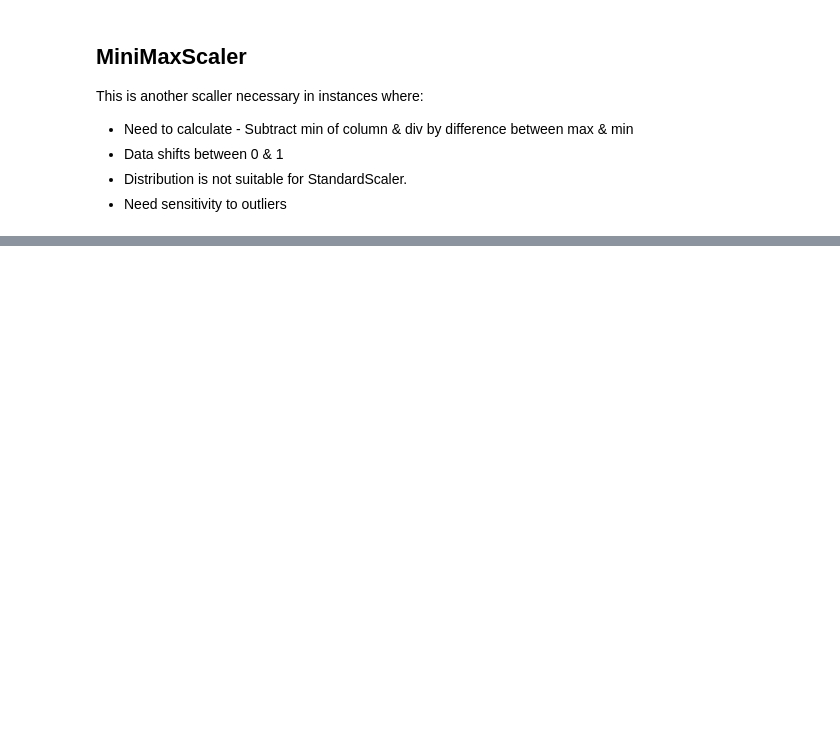
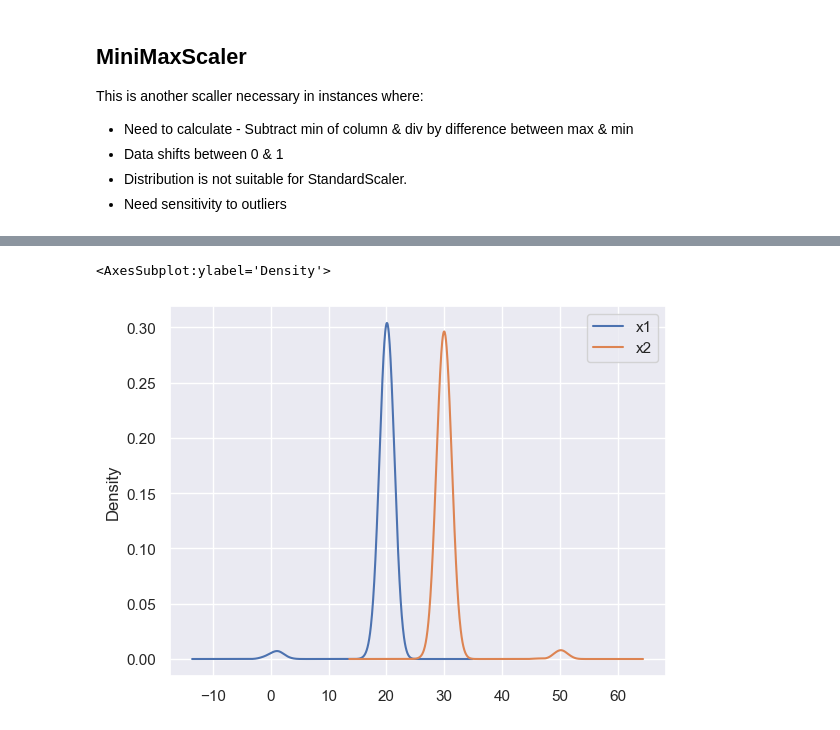
Before and after one commit to johnmoses/zero-to-hero-python-ai, a Jupyter notebook: Data/preprocessing.ipynb, the cells around one changed output, grey strips where cells are left out. Saved outputs shown, nothing was run; the diff lists cells and outputs as text; code cells hidden in the pictures; blank space fills up the shorter version.

```diff
--- a/Data/preprocessing.ipynb
+++ b/Data/preprocessing.ipynb
@@ -75,0 +87,12 @@ df.plot.kde()
+# %%
+df = pd.DataFrame({
+    # Distribution with lower outliers
+    'x1': np.concatenate([np.random.normal(20, 1, 1000), np.random.normal(1, 1, 25)]),
+    # Distribution with higher outliers
+    'x2': np.concatenate([np.random.normal(30, 1, 1000), np.random.normal(50, 1, 25)]),
+})
+# %%
+df.plot.kde()
+# %% [output]
+<AxesSubplot:ylabel='Density'>
+[figure, added]
```
Also changed, not shown: parts of 25 cells of this notebook.
